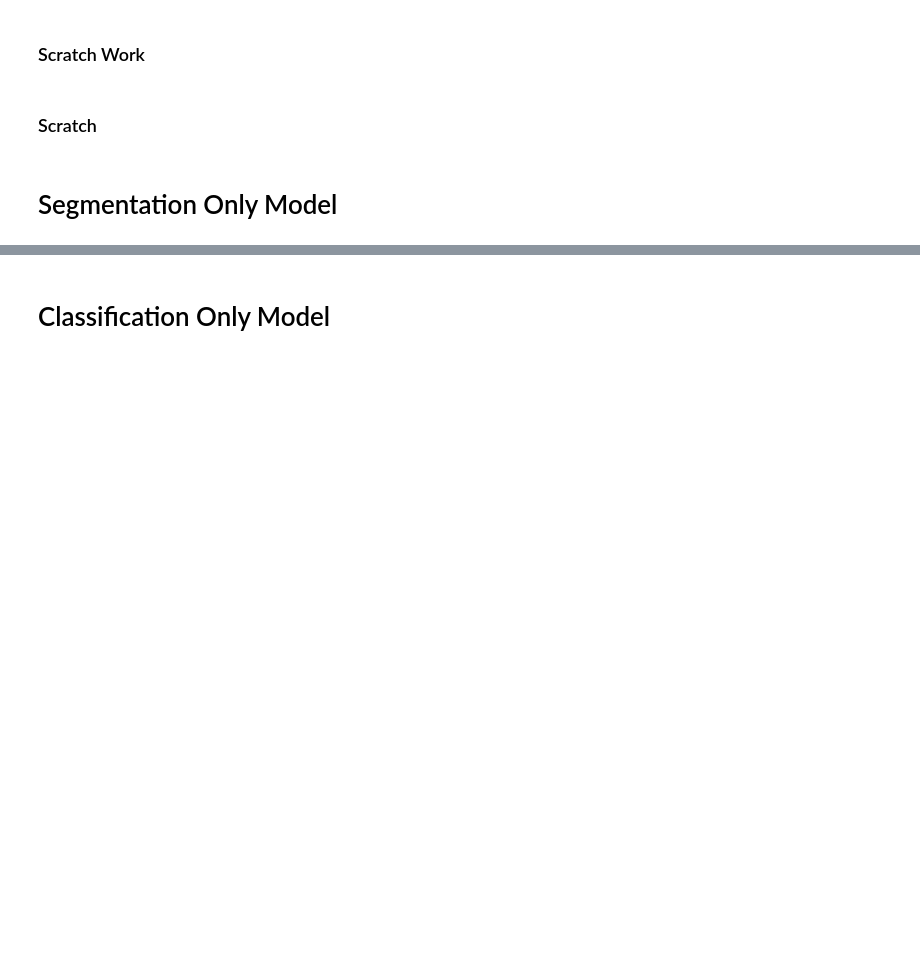
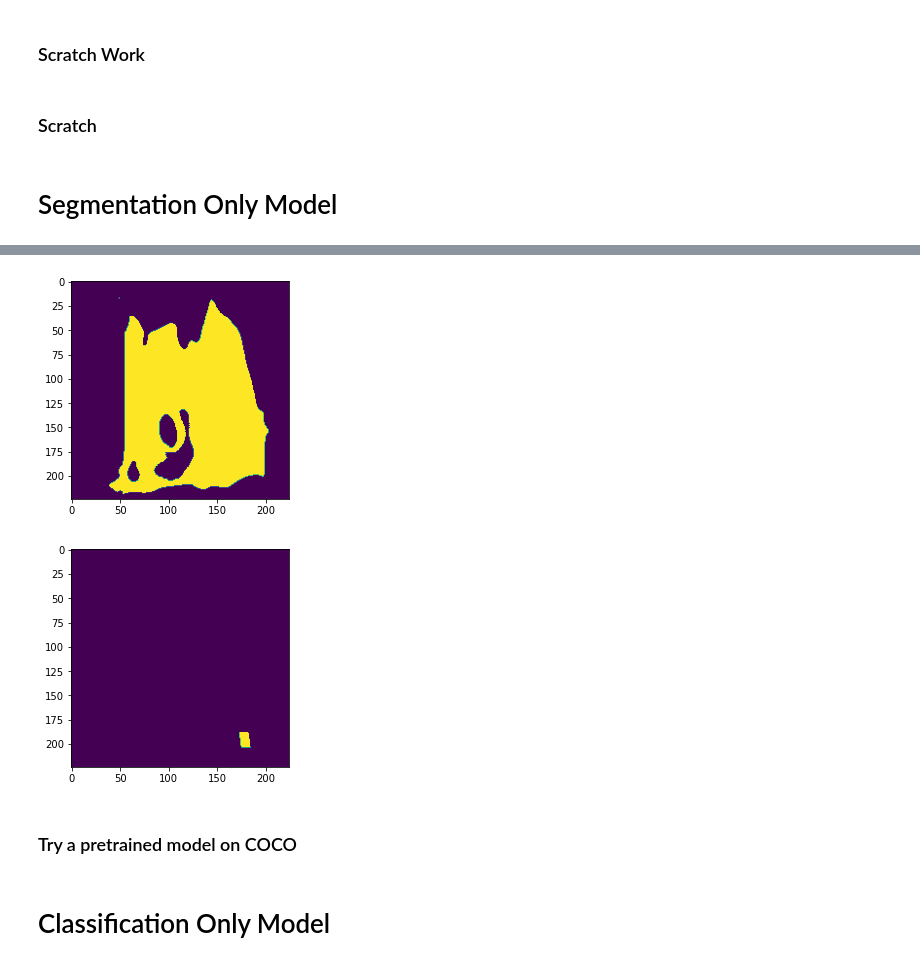
Before and after one commit to jmiano/MTLSys, a Jupyter notebook: MTL_Architecture_Development.ipynb, the cells around one changed output, grey strips where cells are left out. Saved outputs shown, nothing was run; the diff lists cells and outputs as text; code cells hidden in the pictures; blank space fills up the shorter version.

Commit message:
trying out more training

```diff
--- a/MTL_Architecture_Development.ipynb
+++ b/MTL_Architecture_Development.ipynb
@@ -911,0 +916,12 @@ Epoch 5 of 10
+# %%
+### Try out model on the training dataset to see what it is predicting
+segunet.eval()
+output = segunet(final_train[5000][0].unsqueeze(0).float().cuda())
+prediction = torch.argmax(output, axis=1)
+plt.imshow(prediction[0].detach().cpu())
+plt.show()
+plt.imshow(final_train[5000][1][0])
+plt.show()
+# %% [output]
+[figure, added]
+[figure, added]
@@ -912,3 +975,5 @@ Epoch 5 of 10
+# %% [markdown]
+### Try a pretrained model on COCO
 # %% [markdown]
 # Classification Only Model
 # %%
```
Also changed, not shown: parts of 25 cells of this notebook.
